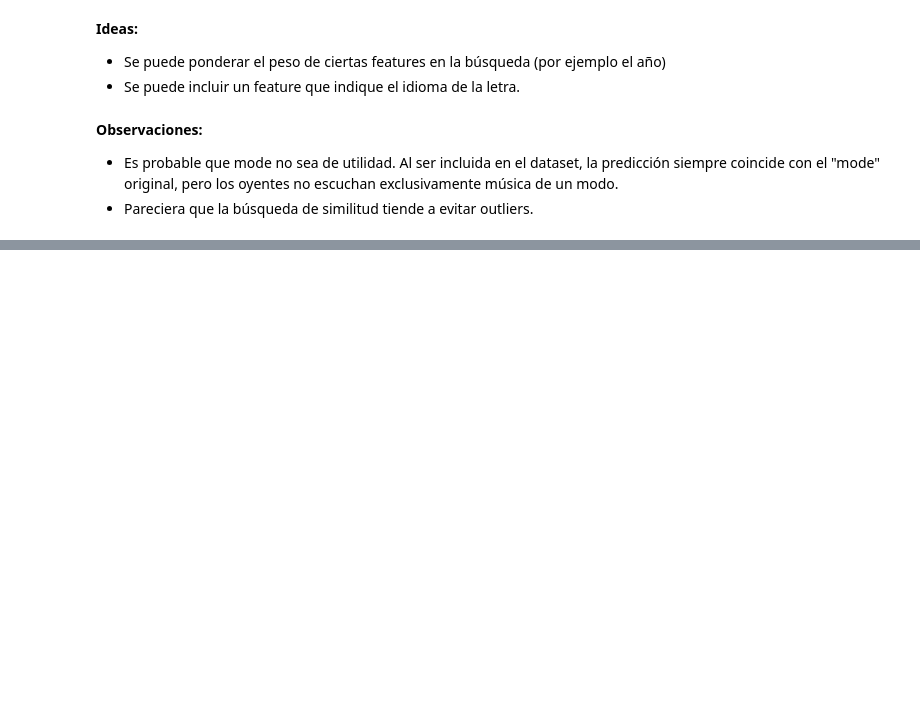
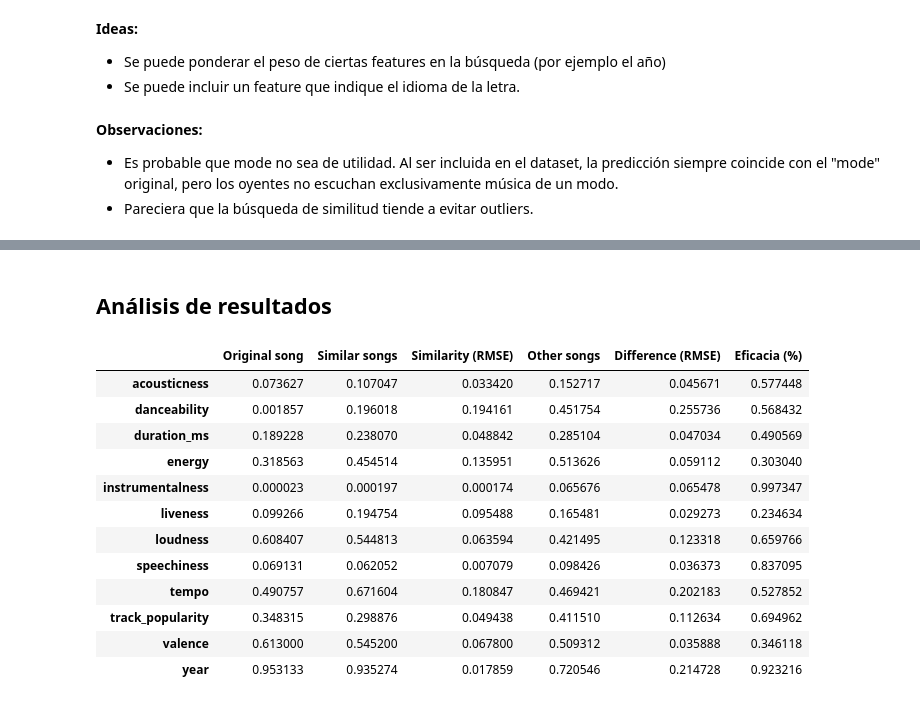
Before and after one commit to mlmicozzi/AprendizajeMaquinaII, a Jupyter notebook: spotify-recommender.ipynb, the cells around one changed output, grey strips where cells are left out. Cells and saved outputs as stored; diff of their text form; code cells hidden in the pictures; blank space fills up the shorter version.

Commit message:
Recomendacion cancion externa

```diff
--- a/spotify-recommender.ipynb
+++ b/spotify-recommender.ipynb
@@ -373,0 +637,45 @@ Eficacia de los features representativos:
+# %% [markdown]
+## Análisis de resultados
+# %%
+# 0. Canción original (user input)
+song = song_scaled.copy().squeeze()
+song = song.drop(index=['track_id','track_name','track_artist',
+                       'track_album_id','track_album_name'])
+song = song.astype(float)
+
+# 0. Calcular la media de las características en el dataframe completo
+df_mean = df[features].mean()
+
+# 1. Filtrar las canciones similares usando los índices y calcular la media
+similar_mean = similar_songs[features].mean()
+
+# 2. Crear un DataFrame que contenga ambas medias para fácil comparación
+comparison_df = pd.DataFrame({'Original song': song, 'Similar songs': similar_mean})
+
+# 3. Calcular el RMSE entre la canción original y la media de las canciones similares
+comparison_df['Similarity (RMSE)'] = np.sqrt((comparison_df['Original song'] - comparison_df['Similar songs']) ** 2)
+comparison_df['Other songs'] = df_mean
+
+# 4. Calcular el RMSE entre la media de canciones similares y la media general
+comparison_df['Difference (RMSE)'] = np.sqrt((comparison_df['Similar songs'] - comparison_df['Other songs']) ** 2)
+
+# 5. Compara el RMSE de la predicción contra la media del dataset (Normalizado)
+comparison_df['Eficacia (%)'] =  comparison_df['Difference (RMSE)'] / (comparison_df['Similarity (RMSE)'] + comparison_df['Difference (RMSE)'])
+# Valores cercanos a 1 indican una predicción excelente
+# Valores cercanos a 0 indican una predicción pobre (RMSE similar entre la predicción y la media)
+# %%
+comparison_df
+# %% [output]
+|  | Original song | Similar songs | Similarity (RMSE) | Other songs | Difference (RMSE) | Eficacia (%) |
+| acousticness | 0.073627 | 0.107047 | 0.033420 | 0.152717 | 0.045671 | 0.577448 |
+| danceability | 0.001857 | 0.196018 | 0.194161 | 0.451754 | 0.255736 | 0.568432 |
+| duration_ms | 0.189228 | 0.238070 | 0.048842 | 0.285104 | 0.047034 | 0.490569 |
+| energy | 0.318563 | 0.454514 | 0.135951 | 0.513626 | 0.059112 | 0.303040 |
+| instrumentalness | 0.000023 | 0.000197 | 0.000174 | 0.065676 | 0.065478 | 0.997347 |
+| liveness | 0.099266 | 0.194754 | 0.095488 | 0.165481 | 0.029273 | 0.234634 |
+| loudness | 0.608407 | 0.544813 | 0.063594 | 0.421495 | 0.123318 | 0.659766 |
+| speechiness | 0.069131 | 0.062052 | 0.007079 | 0.098426 | 0.036373 | 0.837095 |
+| tempo | 0.490757 | 0.671604 | 0.180847 | 0.469421 | 0.202183 | 0.527852 |
+| track_popularity | 0.348315 | 0.298876 | 0.049438 | 0.411510 | 0.112634 | 0.694962 |
+| valence | 0.613000 | 0.545200 | 0.067800 | 0.509312 | 0.035888 | 0.346118 |
+| year | 0.953133 | 0.935274 | 0.017859 | 0.720546 | 0.214728 | 0.923216 |
```
Also changed, not shown: parts of 32 cells of this notebook, 2 other files.
